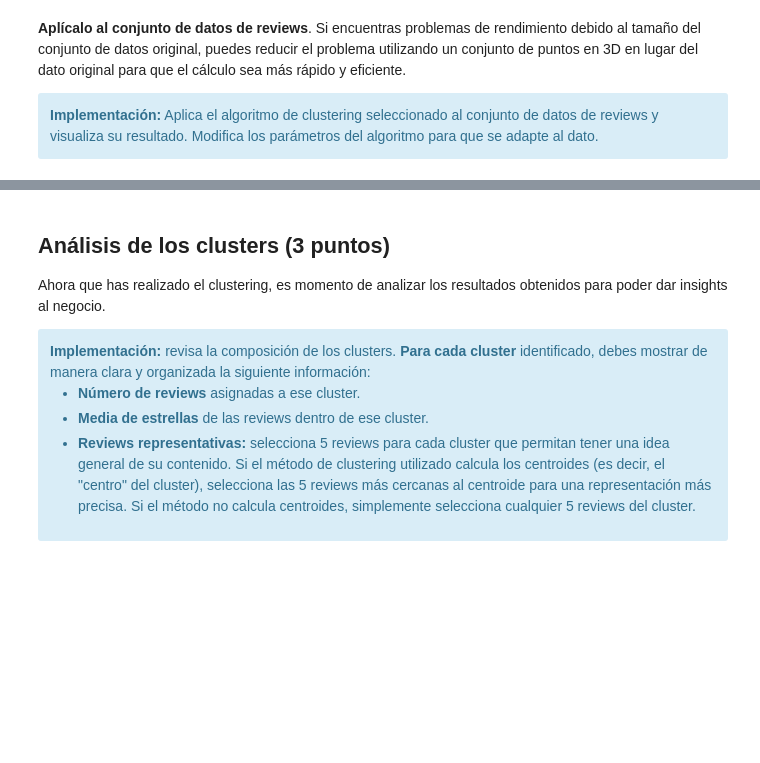
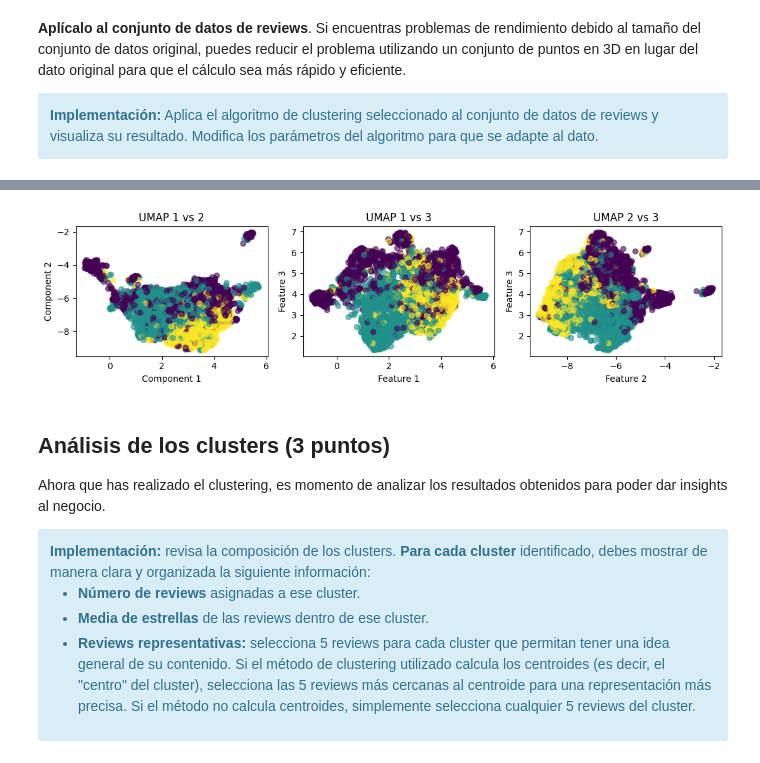
Before and after one commit to Hulkilla/Aprendizaje-Automatico, a Jupyter notebook: PEC2/M2.891_20241_PEC2-Enunciado.ipynb, the cells around one changed output, grey strips where cells are left out. Drawn from its saved outputs; the diff is of its cells as text; code cells hidden in the pictures; blank space fills up the shorter version.

```diff
--- a/PEC2/M2.891_20241_PEC2-Enunciado.ipynb
+++ b/PEC2/M2.891_20241_PEC2-Enunciado.ipynb
@@ -538,3 +570,29 @@ DBSCAN o Hirearchical clustering
+# %%
+fig, ax = plt.subplots(1, 3, figsize=(11, 3))
+
+
+ax[0].scatter(umap_results[:, 0], umap_results[:, 1], c=predicted_labels_agglo_embeddings, alpha=0.6)
+ax[0].set_title("UMAP 1 vs 2")
+ax[0].set_xlabel("Component 1")
+ax[0].set_ylabel("Component 2")
+
+
+ax[1].scatter(umap_results[:, 0], umap_results[:, 2], c=predicted_labels_agglo_embeddings, alpha=0.6)
+ax[1].set_title("UMAP 1 vs 3")
+ax[1].set_xlabel("Feature 1")
+ax[1].set_ylabel("Feature 3")
+
+
+ax[2].scatter(umap_results[:, 1], umap_results[:, 2], c=predicted_labels_agglo_embeddings, alpha=0.6)
+ax[2].set_title("UMAP 2 vs 3")
+ax[2].set_xlabel("Feature 2")
+ax[2].set_ylabel("Feature 3")
+
+
+plt.tight_layout()
+plt.show()
+# %% [output]
+[figure, added]
 # %% [markdown]
 ## Análisis de los clusters (3 puntos)
 
```
Also changed, not shown: parts of 16 cells of this notebook.
